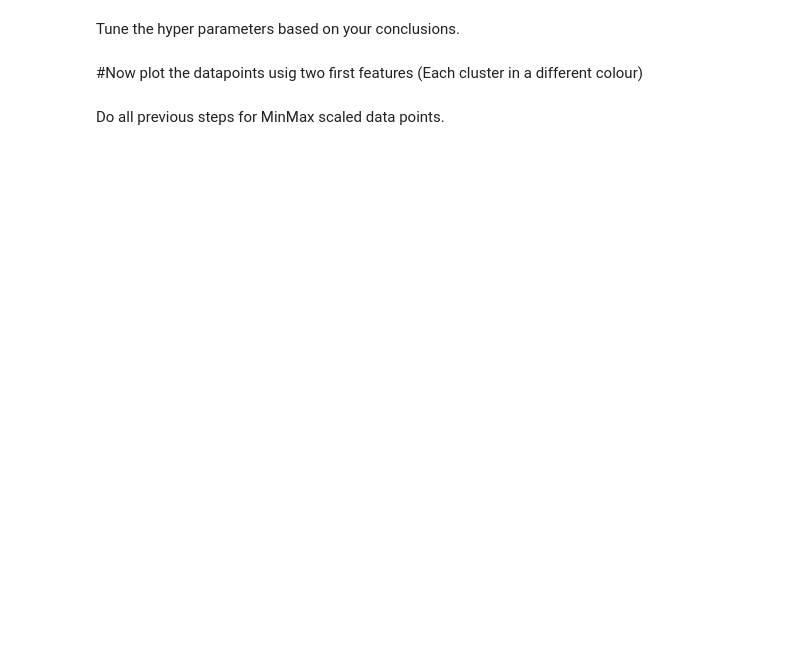
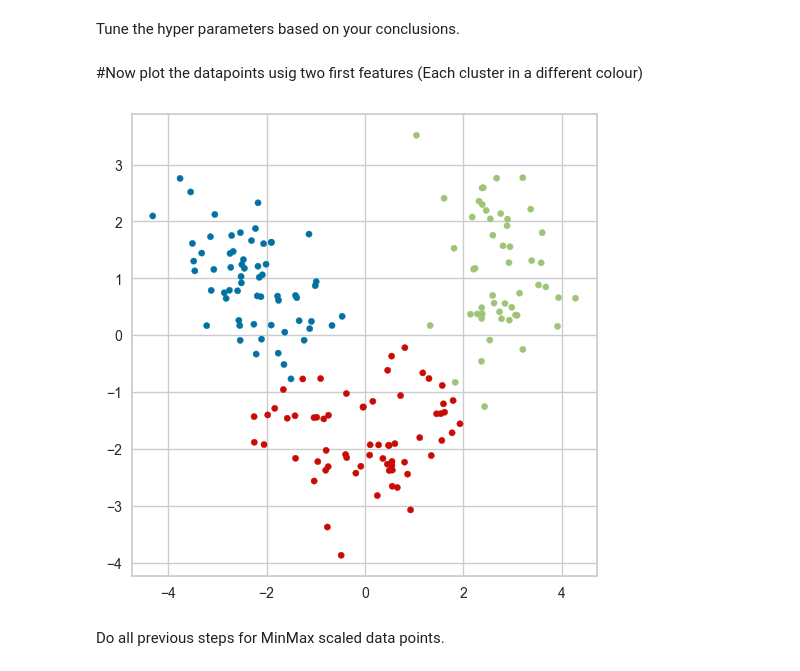
Before and after one commit to AliKouchekzade/MMIE_CHW3, a Jupyter notebook: CHW3.ipynb, the cells around one changed output. Drawn from its saved outputs; the diff is of its cells as text; code cells hidden in the pictures; blank space fills up the shorter version.

```diff
--- a/CHW3.ipynb
+++ b/CHW3.ipynb
@@ -464,10 +473,18 @@ silhouette
 # %% [markdown]
 Tune the hyper parameters based on your conclusions.
 # %%
-model_kmeans = KMeans(n_clusters=..., random_state=0, init='k-means++')
-y_predict_kmeans1 = model_kmeans.fit_predict(pca_std_datapoints)
+model_kmeans = KMeans(n_init=10 ,n_clusters=3, random_state=0, init='k-means++')
+y_predict_kmeans1 = model_kmeans.fit_predict(pca_std_datapoint)
 # %% [markdown]
 #Now plot the datapoints usig two first features
 (Each cluster in a different colour)
+# %%
+plt.figure(figsize=(6,6))
+LABEL_COLOR_MAP = {0 : 'r',1 : 'g', 2 : 'b'}
+label_color = [LABEL_COLOR_MAP[l] for l in y_predict_kmeans1]
+plt.scatter(pca_std_datapoint[:,0],pca_std_datapoint[:,1],c = label_color, s = 20)
+plt.show()
+# %% [output]
+[figure, added]
 # %% [markdown]
 Do all previous steps for MinMax scaled data points.
```
Also changed, not shown: parts of 18 cells of this notebook.
